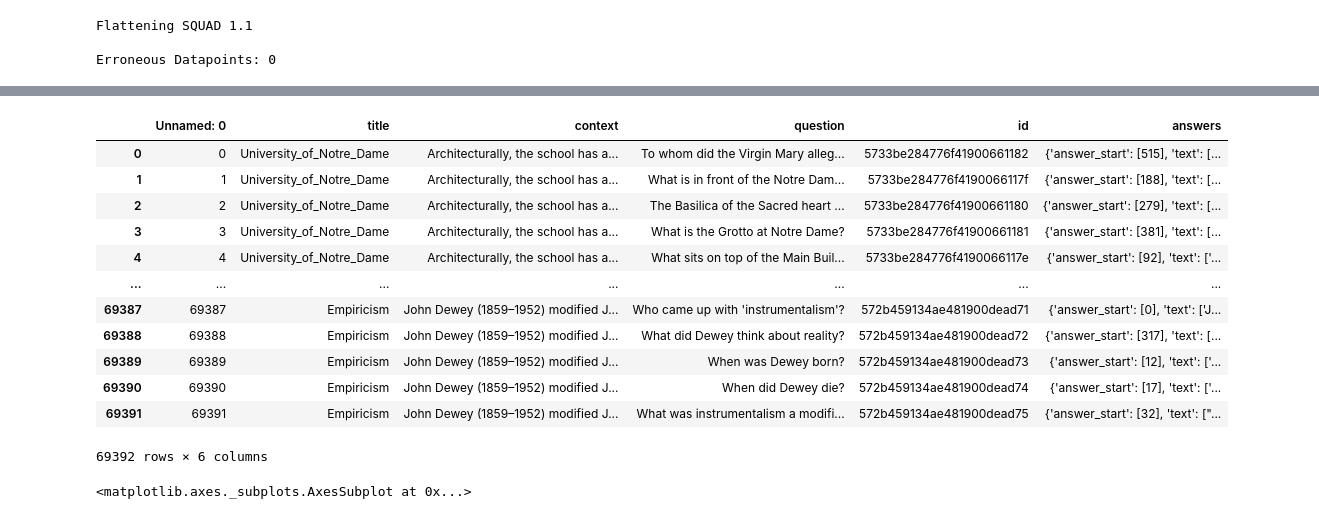
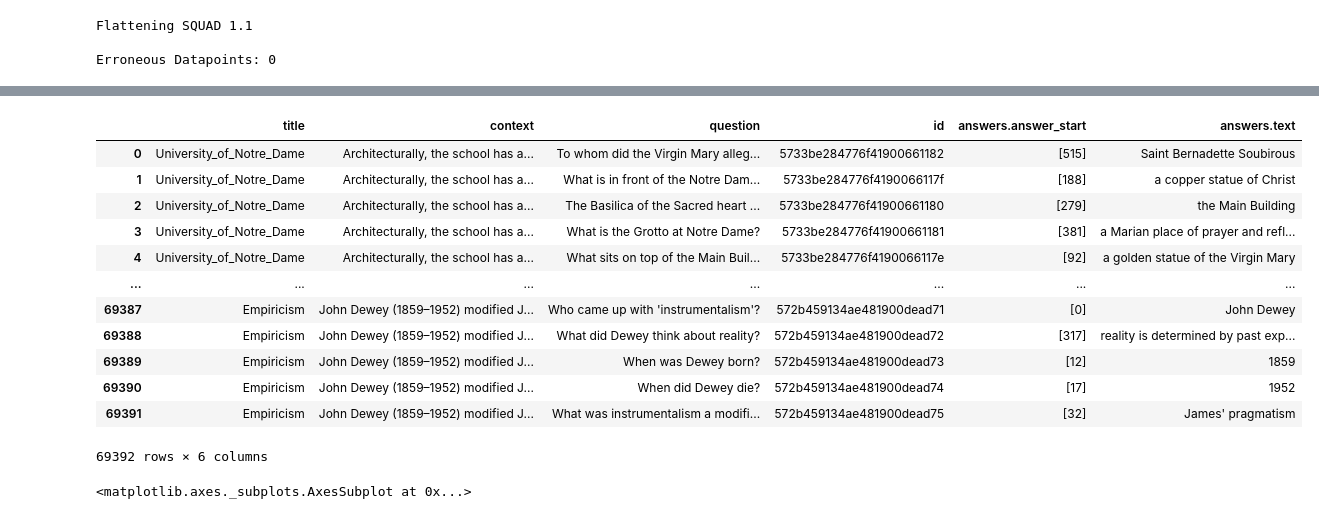
Before and after one commit to nlpunibo/Question-Answering-SQUAD, a Jupyter notebook: DistilbertQA_train.ipynb, the cells around one changed output, grey strips where cells are left out. Cells and saved outputs as stored; diff of their text form; code cells hidden in the pictures.

```diff
--- a/DistilbertQA_train.ipynb
+++ b/DistilbertQA_train.ipynb
@@ -261,22 +250,48 @@ val_data = val_data.map(string_to_dict)
-# %%
-train_dataframe = pd.read_csv(data_path+"train.csv")
-val_dataframe = pd.read_csv(data_path+"val.csv")
-
-train_dataframe
-# %% [output]
-|  | Unnamed: 0 | title | context | question | id | answers |
-| 0 | 0 | University_of_Notre_Dame | Architecturally, the school has a... | To whom did the Virgin Mary alleg... | 5733be284776f41900661182 | {'answer_start': [515], 'text': [... |
-| 1 | 1 | University_of_Notre_Dame | Architecturally, the school has a... | What is in front of the Notre Dam... | 5733be284776f4190066117f | {'answer_start': [188], 'text': [... |
-| 2 | 2 | University_of_Notre_Dame | Architecturally, the school has a... | The Basilica of the Sacred heart ... | 5733be284776f41900661180 | {'answer_start': [279], 'text': [... |
-| 3 | 3 | University_of_Notre_Dame | Architecturally, the school has a... | What is the Grotto at Notre Dame? | 5733be284776f41900661181 | {'answer_start': [381], 'text': [... |
-| 4 | 4 | University_of_Notre_Dame | Architecturally, the school has a... | What sits on top of the Main Buil... | 5733be284776f4190066117e | {'answer_start': [92], 'text': ['... |
-| ... | ... | ... | ... | ... | ... | ... |
-| 69387 | 69387 | Empiricism | John Dewey (1859–1952) modified J... | Who came up with 'instrumentalism'? | 572b459134ae481900dead71 | {'answer_start': [0], 'text': ['J... |
-| 69388 | 69388 | Empiricism | John Dewey (1859–1952) modified J... | What did Dewey think about reality? | 572b459134ae481900dead72 | {'answer_start': [317], 'text': [... |
-| 69389 | 69389 | Empiricism | John Dewey (1859–1952) modified J... | When was Dewey born? | 572b459134ae481900dead73 | {'answer_start': [12], 'text': ['... |
-| 69390 | 69390 | Empiricism | John Dewey (1859–1952) modified J... | When did Dewey die? | 572b459134ae481900dead74 | {'answer_start': [17], 'text': ['... |
-| 69391 | 69391 | Empiricism | John Dewey (1859–1952) modified J... | What was instrumentalism a modifi... | 572b459134ae481900dead75 | {'answer_start': [32], 'text': ["... |
-69392 rows × 6 columns
+# %%
+def get_text(answer: list) -> str:
+    """Extract only the text from the answers.text column
+
+    Args:
+        answer: the answer.
+    """
+    return answer[0]
+
+def get_json_data(json_path: str) -> dict:
+    """Get the json data in form of a dictionary
+
+    Args:
+        json_path: path to the json file.
+    """
+    # Opening JSON file
+    f = open(json_path)
+    # returns JSON object as a dictionary
+    json_data = json.load(f)
+    # Closing file
+    f.close()
+    return json_data
+
+train_dataframe = pd.json_normalize(get_json_data(data_path+"train.json"), record_path='data')
+train_dataframe["answers.text"] = train_dataframe["answers.text"].apply(get_text)
+
+
+val_dataframe = pd.json_normalize(get_json_data(data_path+"val.json"), record_path='data')
+val_dataframe["answers.text"] = val_dataframe["answers.text"].apply(get_text)
+
+train_dataframe
+# %% [output]
+|  | title | context | question | id | answers.answer_start | answers.text |
+| 0 | University_of_Notre_Dame | Architecturally, the school has a... | To whom did the Virgin Mary alleg... | 5733be284776f41900661182 | [515] | Saint Bernadette Soubirous |
+| 1 | University_of_Notre_Dame | Architecturally, the school has a... | What is in front of the Notre Dam... | 5733be284776f4190066117f | [188] | a copper statue of Christ |
+| 2 | University_of_Notre_Dame | Architecturally, the school has a... | The Basilica of the Sacred heart ... | 5733be284776f41900661180 | [279] | the Main Building |
+| 3 | University_of_Notre_Dame | Architecturally, the school has a... | What is the Grotto at Notre Dame? | 5733be284776f41900661181 | [381] | a Marian place of prayer and refl... |
+| 4 | University_of_Notre_Dame | Architecturally, the school has a... | What sits on top of the Main Buil... | 5733be284776f4190066117e | [92] | a golden statue of the Virgin Mary |
+| ... | ... | ... | ... | ... | ... | ... |
+| 69387 | Empiricism | John Dewey (1859–1952) modified J... | Who came up with 'instrumentalism'? | 572b459134ae481900dead71 | [0] | John Dewey |
+| 69388 | Empiricism | John Dewey (1859–1952) modified J... | What did Dewey think about reality? | 572b459134ae481900dead72 | [317] | reality is determined by past exp... |
+| 69389 | Empiricism | John Dewey (1859–1952) modified J... | When was Dewey born? | 572b459134ae481900dead73 | [12] | 1859 |
+| 69390 | Empiricism | John Dewey (1859–1952) modified J... | When did Dewey die? | 572b459134ae481900dead74 | [17] | 1952 |
+| 69391 | Empiricism | John Dewey (1859–1952) modified J... | What was instrumentalism a modifi... | 572b459134ae481900dead75 | [32] | James' pragmatism |
+69392 rows × 6 columns
 # %%
 figsize = (10,6)
 train_dataframe['context'].apply(len).plot.hist(title="Contex length histogram", bins=20, figsize=figsize, grid=True)
```
Also changed, not shown: parts of 12 cells of this notebook.
